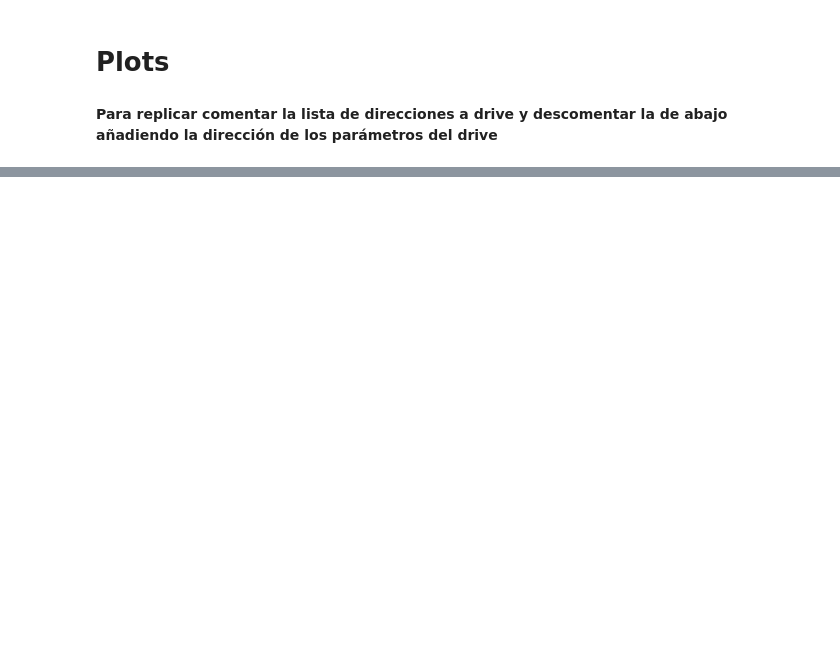
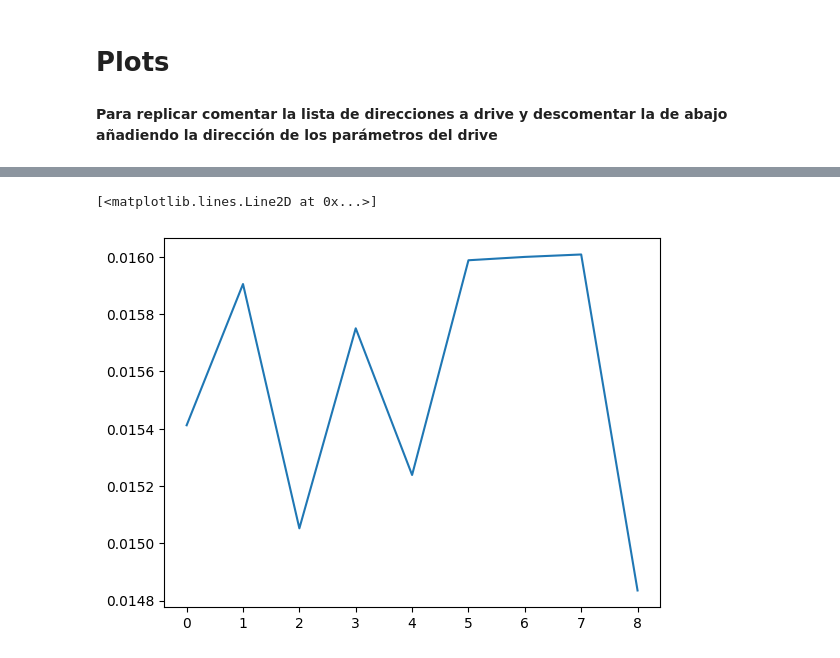
Before and after one commit to feborja/EL7024, a Jupyter notebook: VGG_training.ipynb, the cells around one changed output, grey strips where cells are left out. Saved outputs shown, nothing was run; the diff lists cells and outputs as text; code cells hidden in the pictures; blank space fills up the shorter version.

```diff
--- a/VGG_training.ipynb
+++ b/VGG_training.ipynb
@@ -54,4 +75,43 @@ class EncoderVGG16(nn.Module):
         output = self.classifier(latent)
 
         return output
+# %%
+def init_weights(model):
+    if isinstance(model, nn.Conv2d):
+        nn.init.kaiming_normal_(model.weight, a = 0.1)
+        model.bias.data.zero_()
+
+class MLP512(nn.Module):
+    def __init__(self, input_size = 22016, hidden_size = 512, output_size = 10):
+        super(MLP512, self).__init__()
+    # def layers
+        self.layer1 = nn.Sequential(
+            nn.Linear(in_features = input_size, out_features = hidden_size),
+            nn.ReLU(),
+        )
+        self.layer2 = nn.Sequential(
+            nn.Linear(in_features = hidden_size, out_features = hidden_size),
+            nn.ReLU(),
+        )
+        self.layer3 = nn.Sequential(
+            nn.Linear(in_features = hidden_size, out_features = output_size),
+        )
+
+        self.layers = [self.layer1, self.layer2, self.layer3]
+        # Init weights
+        for layer in self.layers:
+            layer.apply(init_weights)
+
+    def encode(self, x, depth = 3):
+        out = x.flatten(start_dim = 1)
+        for i in range(depth):
+            out = self.layers[i](out)
+        return out
+
+    def forward(self, x):
+        # Pass through all layers
+        out = x.flatten(start_dim = 1)
+        for i in range(len(self.layers)):
+            out = self.layers[i](out)
+        return out
 # %%
@@ -452,0 +444,4 @@ Val acc 69.89999999999999
+# %%
+for batch in trainloader:
+    data = batch
+    break
@@ -452,0 +540,5 @@ Val acc 69.89999999999999
+# %%
+plt.plot(np.array(l2o))#,c = [1, 2, 3, 4, 5, 6, 7, 8, 9])
+# %% [output]
+[<matplotlib.lines.Line2D at 0x...>]
+[figure, added]
```
Also changed, not shown: parts of 23 cells of this notebook.
